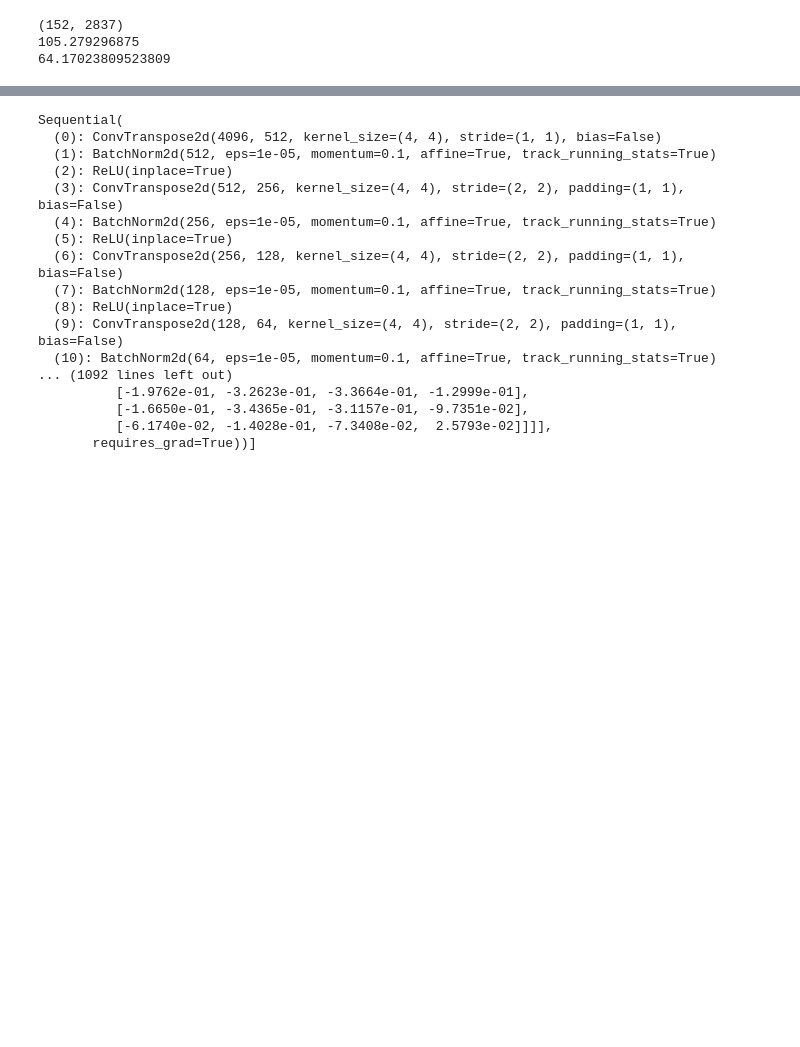
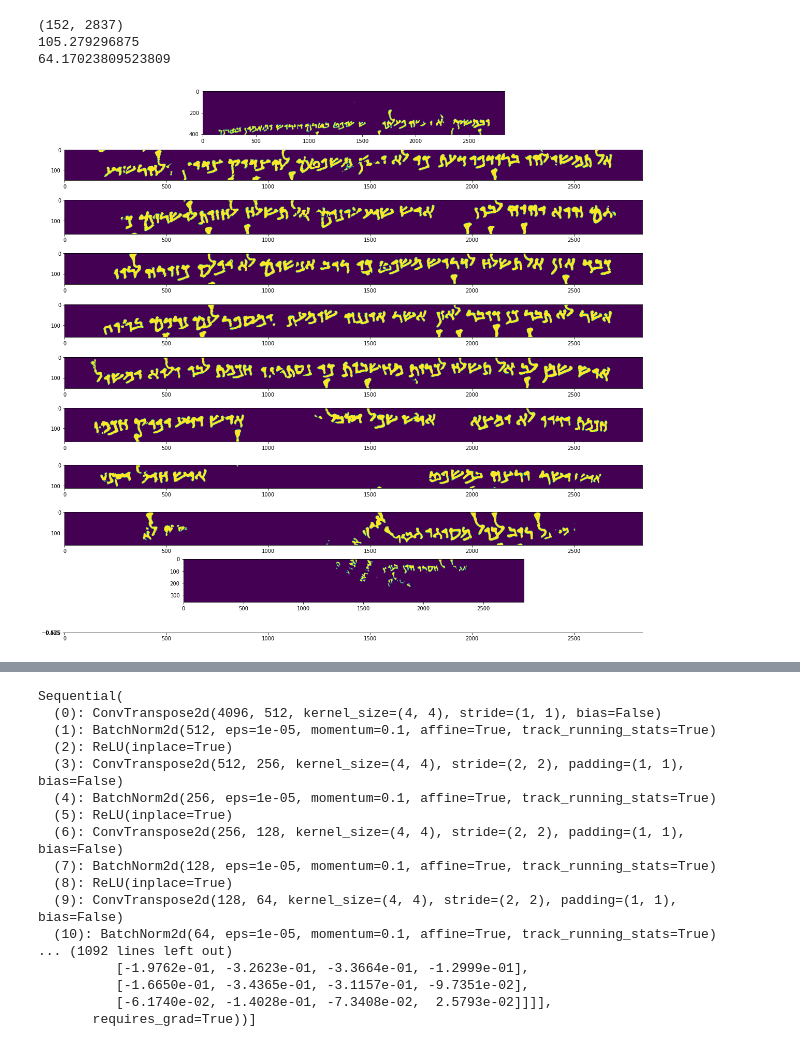
Before and after one commit to MelleStarke/HWR-Group16, a Jupyter notebook: src/dss/line_segment.ipynb, the cells around one changed output, grey strips where cells are left out. Cells and saved outputs as stored; diff of their text form; code cells hidden in the pictures; blank space fills up the shorter version.

Commit message:
Rudimentary line + word seg. and start of corrupted word gen

```diff
--- a/src/dss/line_segment.ipynb
+++ b/src/dss/line_segment.ipynb
@@ -120,3 +121,19 @@ print((np.multiply(*np.shape(img[valleys[1]:valleys[2]]))/105*64)/64**2)
 (152, 2837)
 105.279296875
 64.17023809523809
+# %%
+valleys = valleys + [len(img) - 1]
+lines = [img[t:b,:] for t, b in zip(valleys, valleys[1:])]
+
+n_lines = len(lines)
+
+fig, axes = plt.subplots(n_lines, 1, figsize=(20, 20))
+
+for ax, line in zip(axes, lines):
+  ax.imshow(line)
+
+plt.show()
+
+sample_line = lines[2]
+# %% [output]
+[figure, added]
```
Also changed, not shown: parts of 6 cells of this notebook, 2 other files.
